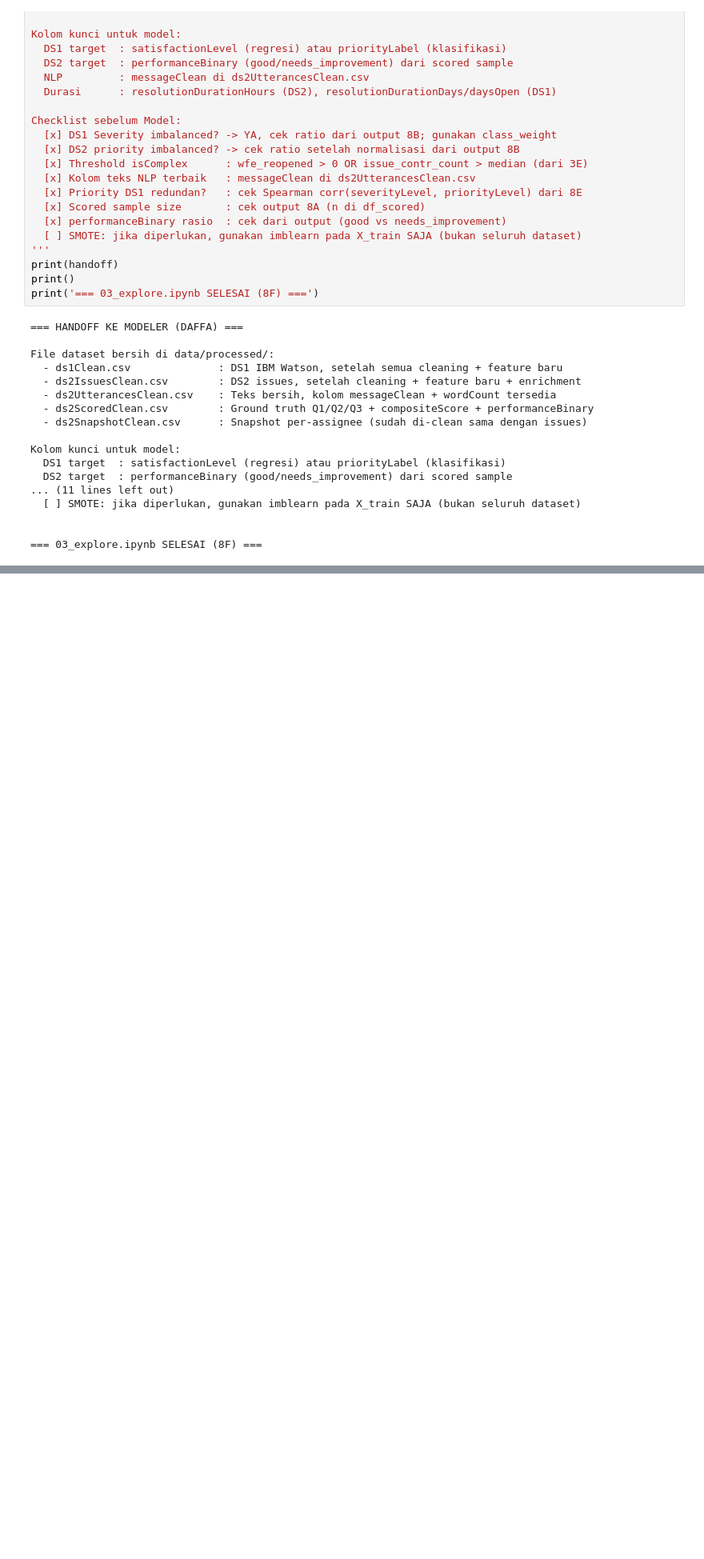
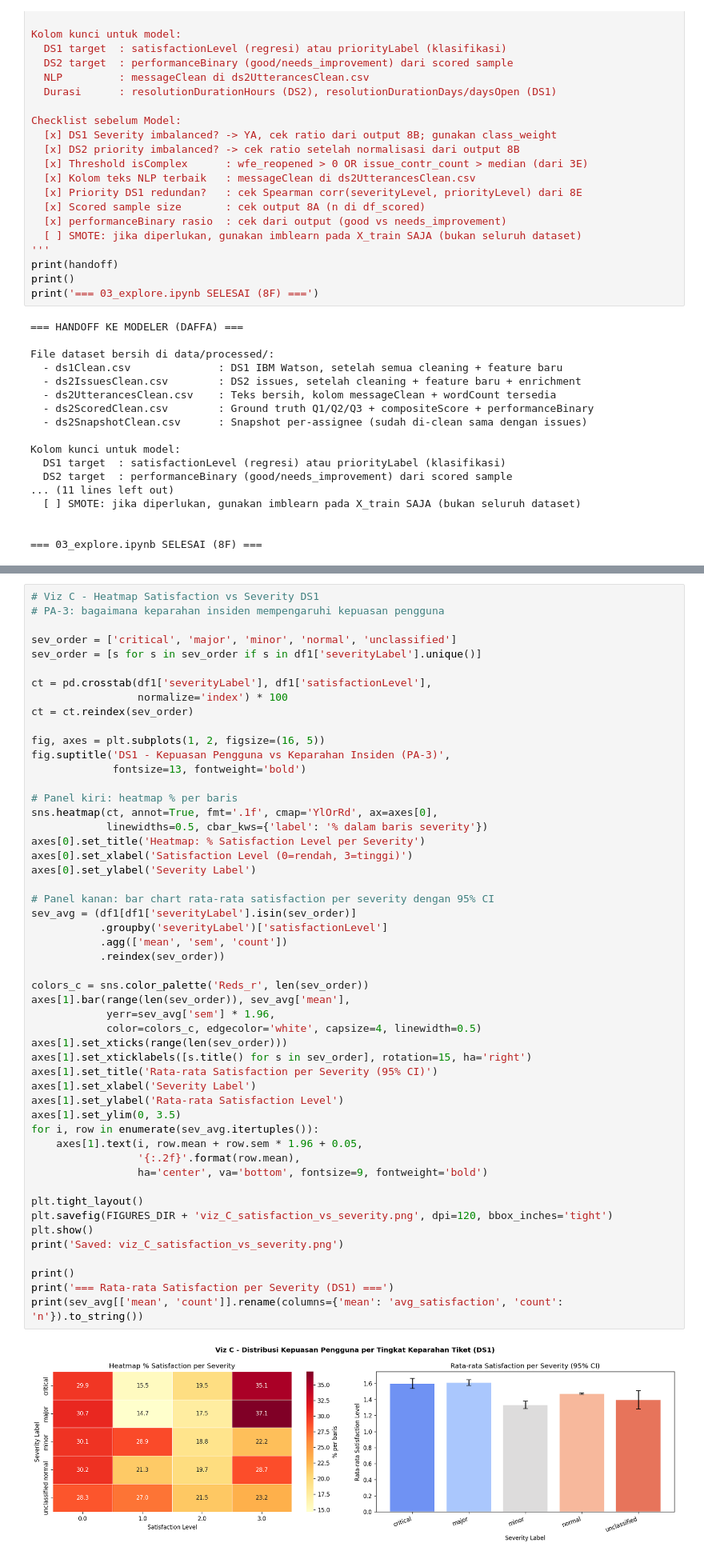
Before and after one commit to nicholaszef/tubes-datnal-k14-it-service-analytics, a Jupyter notebook: notebooks/03_explore.ipynb, the cells around one changed output, grey strips where cells are left out. Shown at 80% size. Drawn from its saved outputs; the diff is of its cells as text; blank space fills up the shorter version.

```diff
--- a/notebooks/03_explore.ipynb
+++ b/notebooks/03_explore.ipynb
@@ -649,0 +830,53 @@ Kolom kunci untuk model:
+# %%
+# Viz C - Heatmap Satisfaction vs Severity DS1
+# PA-3: bagaimana keparahan insiden mempengaruhi kepuasan pengguna
+
+sev_order = ['critical', 'major', 'minor', 'normal', 'unclassified']
+sev_order = [s for s in sev_order if s in df1['severityLabel'].unique()]
+
+ct = pd.crosstab(df1['severityLabel'], df1['satisfactionLevel'],
+                 normalize='index') * 100
+ct = ct.reindex(sev_order)
+
+fig, axes = plt.subplots(1, 2, figsize=(16, 5))
+fig.suptitle('DS1 - Kepuasan Pengguna vs Keparahan Insiden (PA-3)',
+             fontsize=13, fontweight='bold')
+
+# Panel kiri: heatmap % per baris
+sns.heatmap(ct, annot=True, fmt='.1f', cmap='YlOrRd', ax=axes[0],
+            linewidths=0.5, cbar_kws={'label': '% dalam baris severity'})
+axes[0].set_title('Heatmap: % Satisfaction Level per Severity')
+axes[0].set_xlabel('Satisfaction Level (0=rendah, 3=tinggi)')
+axes[0].set_ylabel('Severity Label')
+
+# Panel kanan: bar chart rata-rata satisfaction per severity dengan 95% CI
+sev_avg = (df1[df1['severityLabel'].isin(sev_order)]
+           .groupby('severityLabel')['satisfactionLevel']
+           .agg(['mean', 'sem', 'count'])
+           .reindex(sev_order))
+
+colors_c = sns.color_palette('Reds_r', len(sev_order))
+axes[1].bar(range(len(sev_order)), sev_avg['mean'],
+            yerr=sev_avg['sem'] * 1.96,
+            color=colors_c, edgecolor='white', capsize=4, linewidth=0.5)
+axes[1].set_xticks(range(len(sev_order)))
+axes[1].set_xticklabels([s.title() for s in sev_order], rotation=15, ha='right')
+axes[1].set_title('Rata-rata Satisfaction per Severity (95% CI)')
+axes[1].set_xlabel('Severity Label')
+axes[1].set_ylabel('Rata-rata Satisfaction Level')
+axes[1].set_ylim(0, 3.5)
+for i, row in enumerate(sev_avg.itertuples()):
+    axes[1].text(i, row.mean + row.sem * 1.96 + 0.05,
+                 '{:.2f}'.format(row.mean),
+                 ha='center', va='bottom', fontsize=9, fontweight='bold')
+
+plt.tight_layout()
+plt.savefig(FIGURES_DIR + 'viz_C_satisfaction_vs_severity.png', dpi=120, bbox_inches='tight')
+plt.show()
+print('Saved: viz_C_satisfaction_vs_severity.png')
+
+print()
+print('=== Rata-rata Satisfaction per Severity (DS1) ===')
+print(sev_avg[['mean', 'count']].rename(columns={'mean': 'avg_satisfaction', 'count': 'n'}).to_string())
+# %% [output]
+[figure, added]
```
Also changed, not shown: parts of 21 cells of this notebook, 3 other files.
